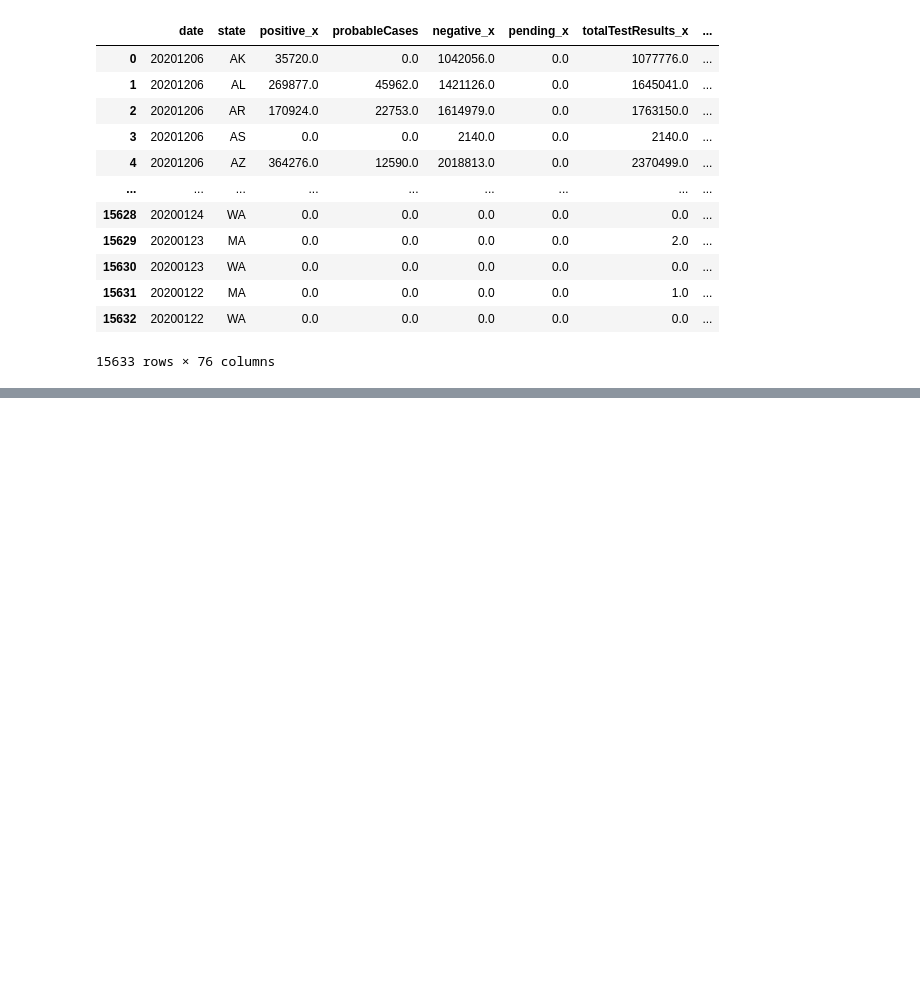
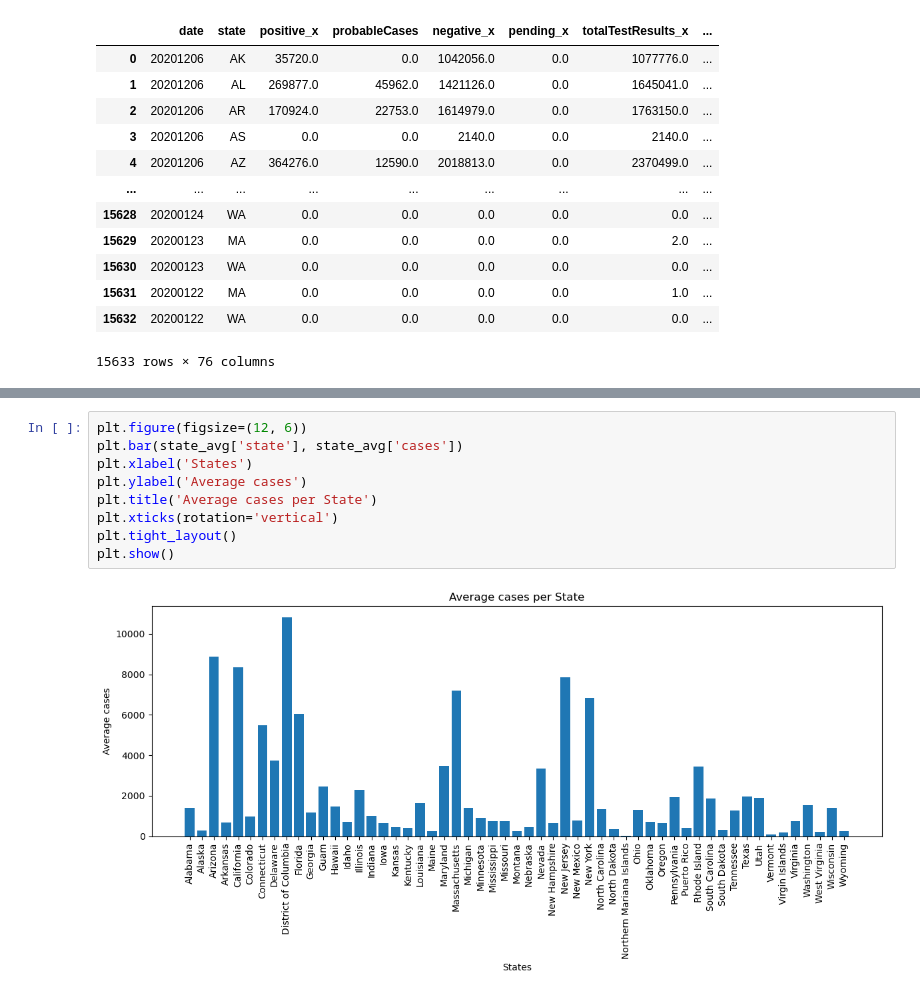
Before and after one commit to mpparra12/Project1, a Jupyter notebook: Covid19.ipynb, the cells around one changed output, grey strips where cells are left out. Saved outputs shown, nothing was run; the diff lists cells and outputs as text; blank space fills up the shorter version.

```diff
--- a/Covid19.ipynb
+++ b/Covid19.ipynb
@@ -149,0 +190,11 @@ df
+# %%
+plt.figure(figsize=(12, 6))
+plt.bar(state_avg['state'], state_avg['cases'])
+plt.xlabel('States')
+plt.ylabel('Average cases')
+plt.title('Average cases per State')
+plt.xticks(rotation='vertical')
+plt.tight_layout()
+plt.show()
+# %% [output]
+[figure, added]
```
Also changed, not shown: parts of 6 cells of this notebook.
